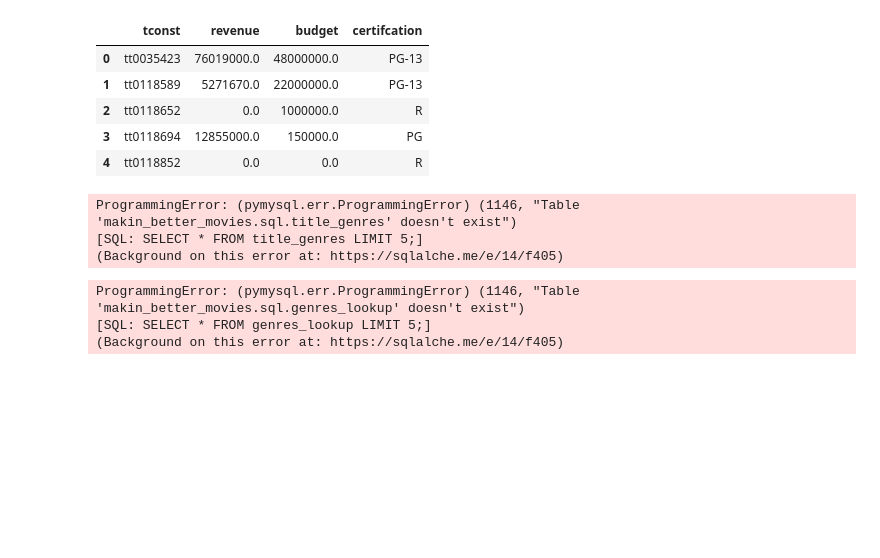
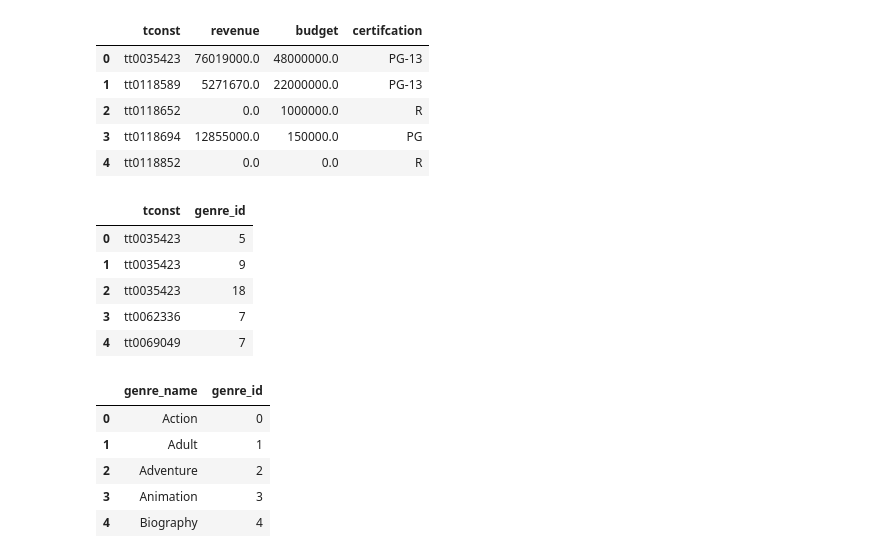
Before and after one commit to Swaghanaian/Project-3-Part-1-through-4, a Jupyter notebook: Project 3 Part 3.ipynb, the cells around one changed output. Saved outputs shown, nothing was run; the diff lists cells and outputs as text; code cells hidden in the pictures; blank space fills up the shorter version.

```diff
--- a/Project 3 Part 3.ipynb
+++ b/Project 3 Part 3.ipynb
@@ -464,17 +454,23 @@ pd.read_sql(q,engine)
 | 4 | tt0118852 | 0.0 | 0.0 | R |
 # %%
 # test query for title_genres
-q = """SELECT * FROM title_genres LIMIT 5;"""
+q = """SELECT * FROM genre_title LIMIT 5;"""
 pd.read_sql(q,engine)
 # %% [output]
-ProgrammingError: (pymysql.err.ProgrammingError) (1146, "Table 'makin_better_movies.sql.title_genres' doesn't exist")
-[SQL: SELECT * FROM title_genres LIMIT 5;]
-(Background on this error at: https://sqlalche.me/e/14/f405)
+|  | tconst | genre_id |
+| 0 | tt0035423 | 5 |
+| 1 | tt0035423 | 9 |
+| 2 | tt0035423 | 18 |
+| 3 | tt0062336 | 7 |
+| 4 | tt0069049 | 7 |
 # %%
 # test query for genres_lookup
-q = """SELECT * FROM genres_lookup LIMIT 5;"""
+q = """SELECT * FROM genre_df LIMIT 5;"""
 pd.read_sql(q,engine)
 # %% [output]
-ProgrammingError: (pymysql.err.ProgrammingError) (1146, "Table 'makin_better_movies.sql.genres_lookup' doesn't exist")
-[SQL: SELECT * FROM genres_lookup LIMIT 5;]
-(Background on this error at: https://sqlalche.me/e/14/f405)
+|  | genre_name | genre_id |
+| 0 | Action | 0 |
+| 1 | Adult | 1 |
+| 2 | Adventure | 2 |
+| 3 | Animation | 3 |
+| 4 | Biography | 4 |
```
Also changed, not shown: parts of 21 cells of this notebook.
